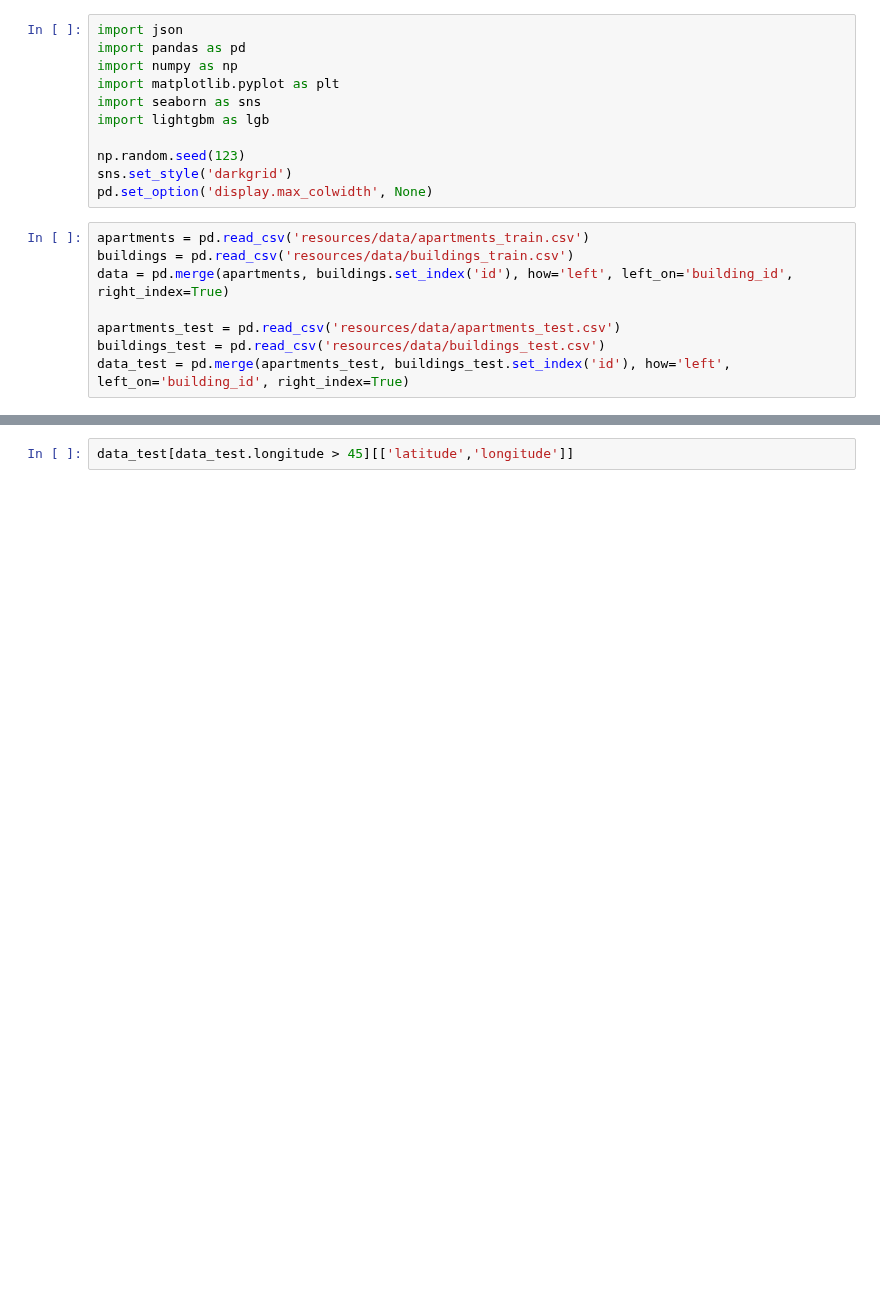
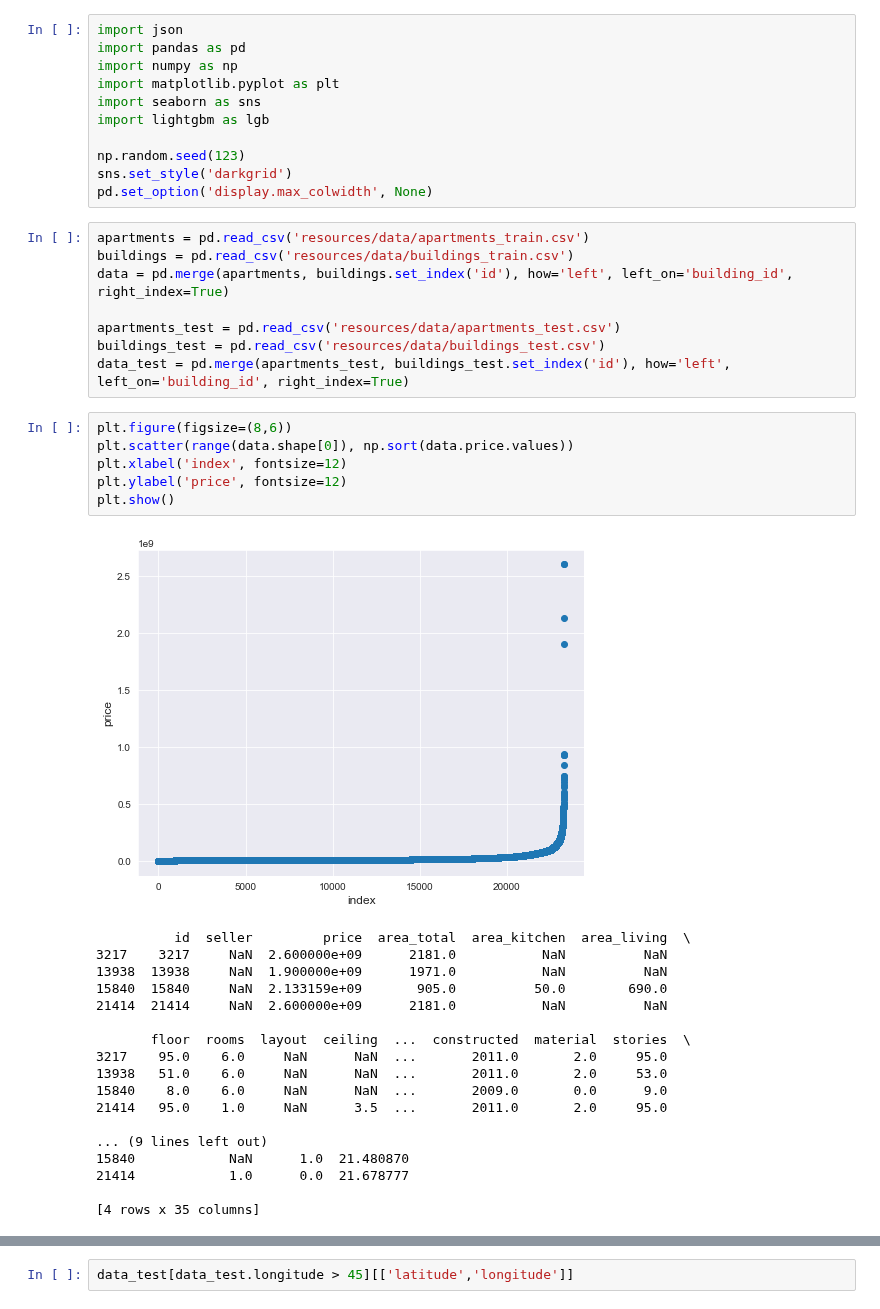
Before and after one commit to jimoskar/ml, a Jupyter notebook: project/jim_EDA.ipynb, the cells around one changed output, grey strips where cells are left out. Drawn from its saved outputs; the diff is of its cells as text; blank space fills up the shorter version.

```diff
--- a/project/jim_EDA.ipynb
+++ b/project/jim_EDA.ipynb
@@ -17,3 +17,28 @@ data = pd.merge(apartments, buildings.set_index('id'), how='left', left_on='buil
 apartments_test = pd.read_csv('resources/data/apartments_test.csv')
 buildings_test = pd.read_csv('resources/data/buildings_test.csv')
 data_test = pd.merge(apartments_test, buildings_test.set_index('id'), how='left', left_on='building_id', right_index=True)
+# %%
+plt.figure(figsize=(8,6))
+plt.scatter(range(data.shape[0]), np.sort(data.price.values))
+plt.xlabel('index', fontsize=12)
+plt.ylabel('price', fontsize=12)
+plt.show()
+# %% [output]
+[figure, added]
+          id  seller         price  area_total  area_kitchen  area_living  \
+3217    3217     NaN  2.600000e+09      2181.0           NaN          NaN
+13938  13938     NaN  1.900000e+09      1971.0           NaN          NaN
+15840  15840     NaN  2.133159e+09       905.0          50.0        690.0
+21414  21414     NaN  2.600000e+09      2181.0           NaN          NaN
+
+       floor  rooms  layout  ceiling  ...  constructed  material  stories  \
+3217    95.0    6.0     NaN      NaN  ...       2011.0       2.0     95.0
+13938   51.0    6.0     NaN      NaN  ...       2011.0       2.0     53.0
+15840    8.0    6.0     NaN      NaN  ...       2009.0       0.0      9.0
+21414   95.0    1.0     NaN      3.5  ...       2011.0       2.0     95.0
+
+... (9 lines left out)
+15840            NaN      1.0  21.480870
+21414            1.0      0.0  21.678777
+
+[4 rows x 35 columns]
```
Also changed, not shown: parts of 20 cells of this notebook, 4 other files.
